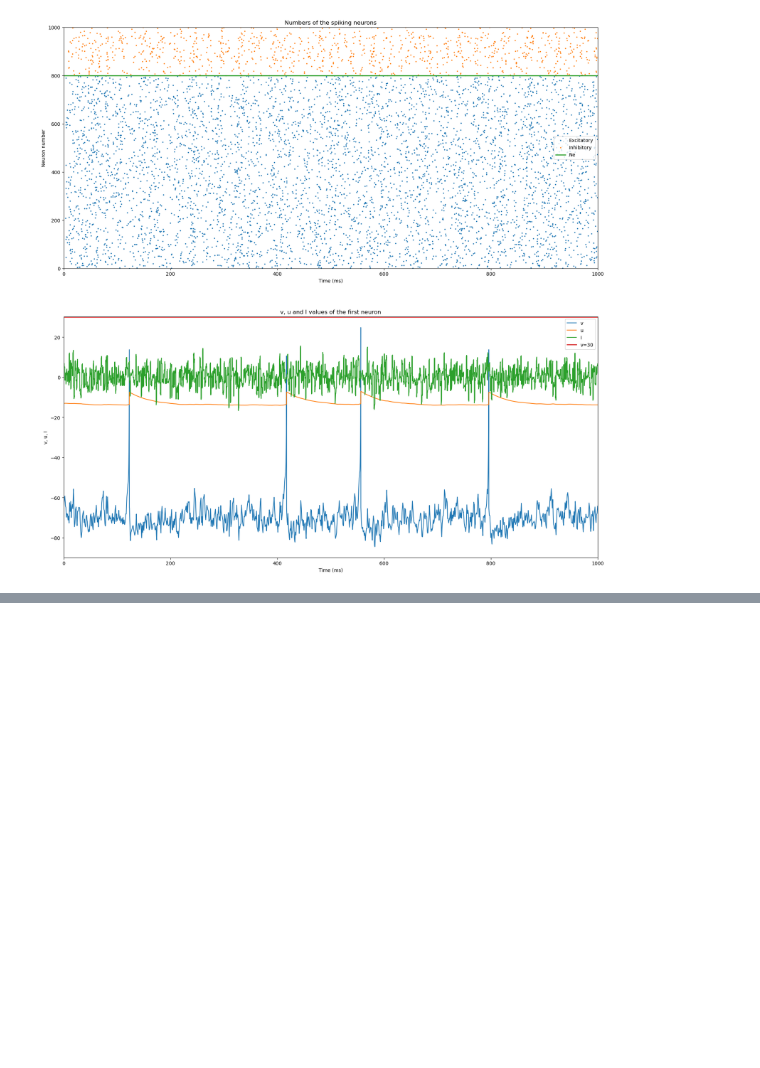
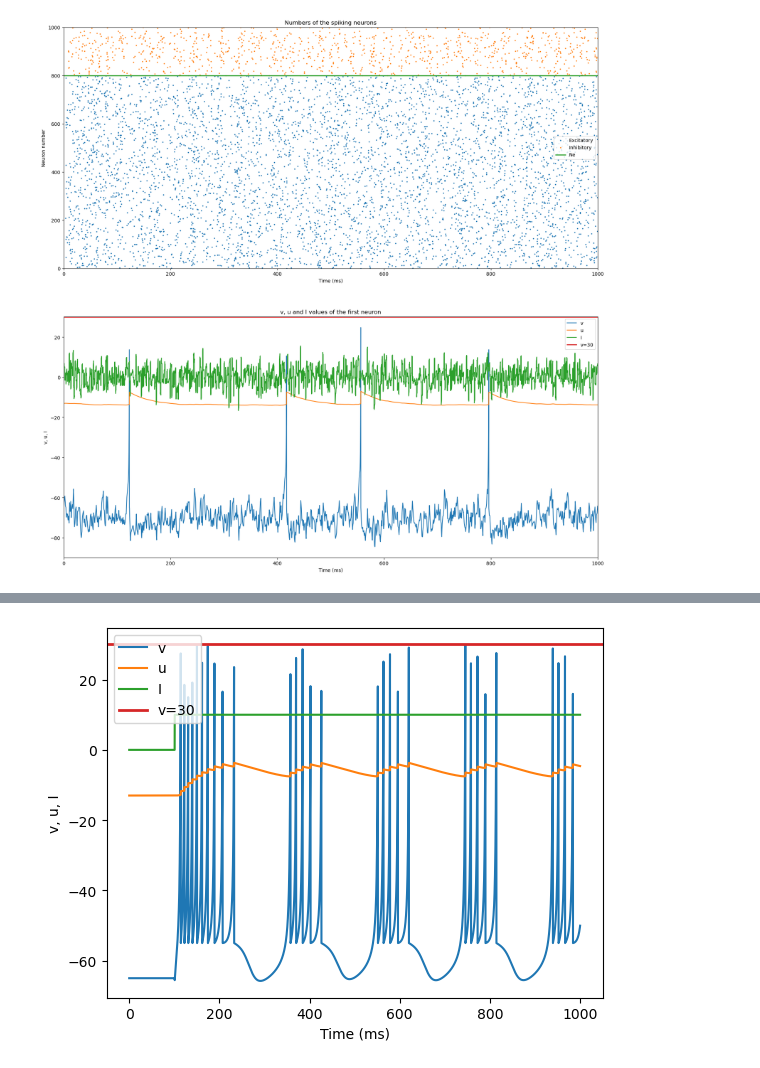
Before and after one commit to y-ng/SYDE-552, a Jupyter notebook: main.ipynb, the cells around one changed output, grey strips where cells are left out. Drawn from its saved outputs; the diff is of its cells as text; code cells hidden in the pictures; blank space fills up the shorter version.

```diff
--- a/main.ipynb
+++ b/main.ipynb
@@ -406,0 +412,4 @@ Creating plot.
+# %%
+model(c=-55, d=1, duration=1000)
+# %% [output]
+[figure, added]
```
Also changed, not shown: parts of 17 cells of this notebook.
